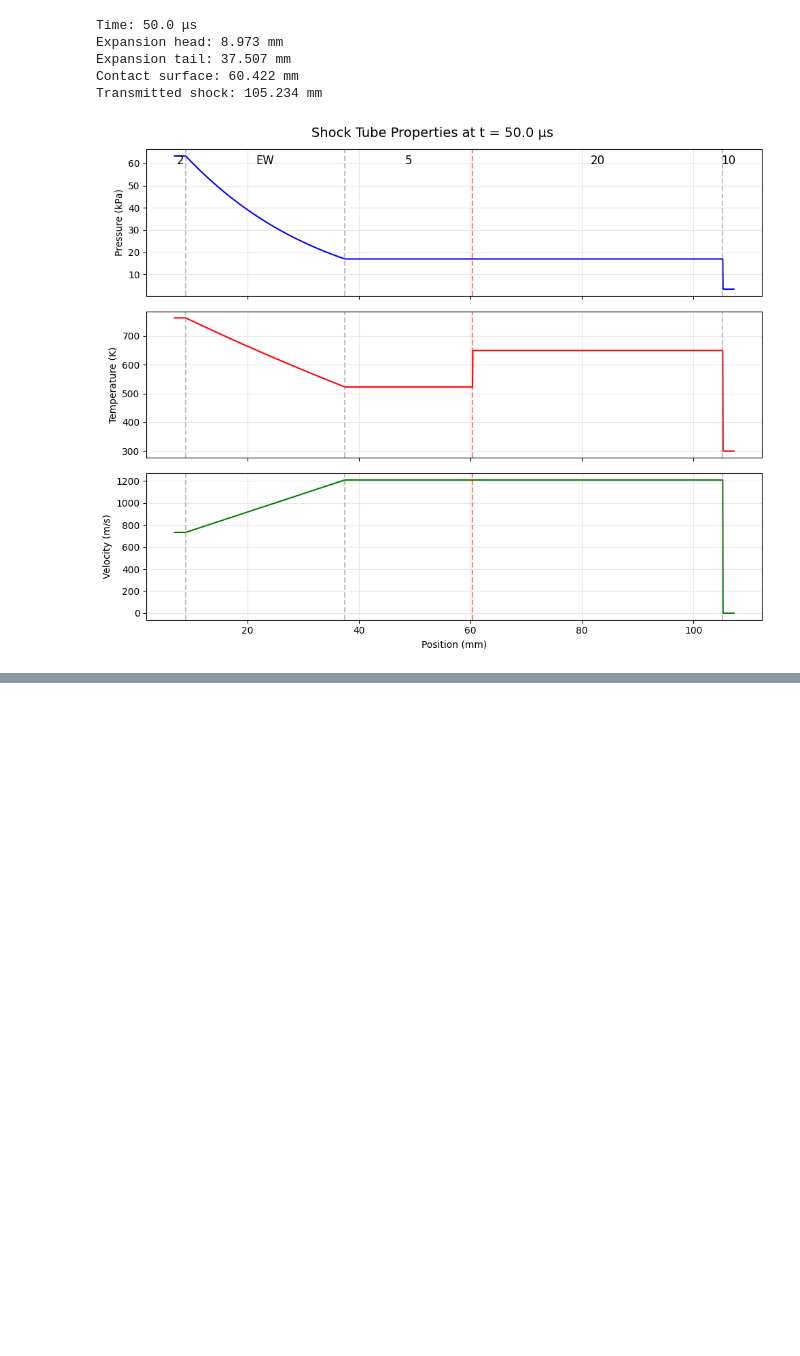
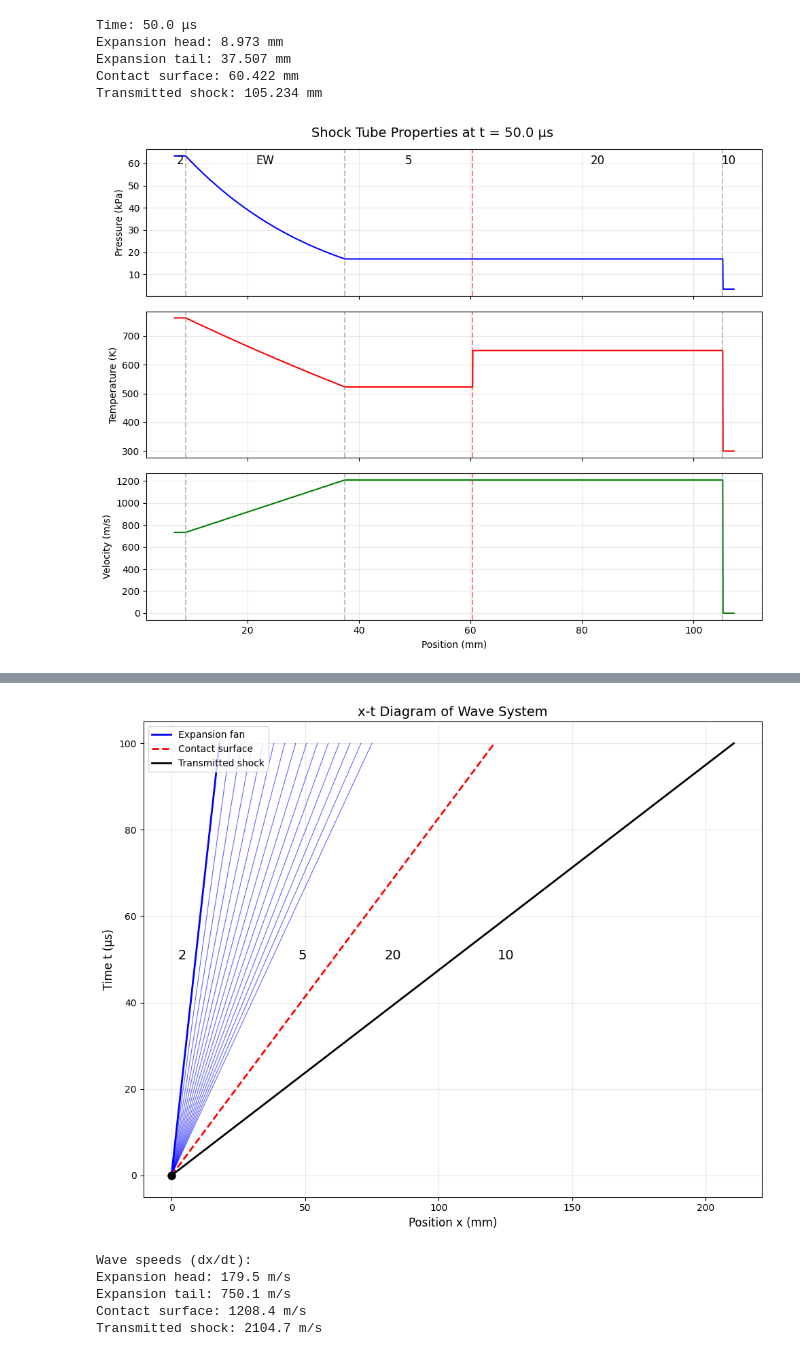
Before and after one commit to JayChen35/sugs, a Jupyter notebook: 520_comp_flow/hw_6.ipynb, the cells around one changed output, grey strips where cells are left out. Drawn from its saved outputs; the diff is of its cells as text; code cells hidden in the pictures; blank space fills up the shorter version.

```diff
--- a/520_comp_flow/hw_6.ipynb
+++ b/520_comp_flow/hw_6.ipynb
@@ -375,0 +393,75 @@ Transmitted shock: 105.234 mm
+# %%
+fig, ax = plt.subplots(figsize=(10, 8))
+t_max = 100e-6  # 100 microseconds
+t_plot = np.linspace(0, t_max, 100)
+
+# Calculate slopes (dx/dt) for each feature
+slope_head = u2_mag - a2_mag      # Expansion head (negative, goes left)
+slope_tail = u5_mag - a5_mag      # Expansion tail
+slope_CS = u5_mag                 # Contact surface
+slope_shock = W_T_mag             # Transmitted shock
+n_characteristics = 15
+a_values = np.linspace(a5_mag, a2_mag, n_characteristics)
+
+for a_val in a_values:
+    # Calculate u from Riemann invariant
+    u_val = u2_mag + (2 / (gamma - 1)) * (a2_mag - a_val)
+    slope = u_val - a_val
+    x_char = slope * t_plot
+    ax.plot(x_char * 1e3, t_plot * 1e6, 'b-', linewidth=0.8, alpha=0.6)
+
+# Highlight head and tail of expansion
+x_head = slope_head * t_plot
+x_tail = slope_tail * t_plot
+ax.plot(x_head * 1e3, t_plot * 1e6, 'b-', linewidth=2, label='Expansion fan')
+
+# Plot contact surface
+x_CS = slope_CS * t_plot
+ax.plot(x_CS * 1e3, t_plot * 1e6, 'r--', linewidth=2, label='Contact surface')
+
+# Plot transmitted shock
+x_shock = slope_shock * t_plot
+ax.plot(x_shock * 1e3, t_plot * 1e6, 'k-', linewidth=2, label='Transmitted shock')
+
+# Add region labels
+t_label = t_max * 0.5 * 1e6  # Vertical position for labels
+
+# Region 2: left of expansion head
+ax.text(slope_head * t_max * 0.5 * 1e3 - 5, t_label, '2', fontsize=14, ha='center')
+
+# Region 5: between expansion tail and contact surface
+x_mid_5 = (slope_tail + slope_CS) / 2 * t_max * 0.5 * 1e3
+ax.text(x_mid_5, t_label, '5', fontsize=14, ha='center')
+
+# Region 20: between contact surface and shock
+x_mid_20 = (slope_CS + slope_shock) / 2 * t_max * 0.5 * 1e3
+ax.text(x_mid_20, t_label, '20', fontsize=14, ha='center')
+
+# Region 10: right of shock
+ax.text(slope_shock * t_max * 0.5 * 1e3 + 20, t_label, '10', fontsize=14, ha='center')
+
+# Mark the origin
+ax.plot(0, 0, 'ko', markersize=8)
+
+# Labels and formatting
+ax.set_xlabel('Position x (mm)', fontsize=12)
+ax.set_ylabel('Time t (μs)', fontsize=12)
+ax.set_title('x-t Diagram of Wave System', fontsize=14)
+ax.legend(loc='upper left')
+ax.grid(True, alpha=0.3)
+
+plt.tight_layout()
+plt.show()
+
+print(f"Wave speeds (dx/dt):")
+print(f"Expansion head: {slope_head:.1f} m/s")
+print(f"Expansion tail: {slope_tail:.1f} m/s")
+print(f"Contact surface: {slope_CS:.1f} m/s")
+print(f"Transmitted shock: {slope_shock:.1f} m/s")
+# %% [output]
+[figure, added]
+Wave speeds (dx/dt):
+Expansion head: 179.5 m/s
+Expansion tail: 750.1 m/s
+Contact surface: 1208.4 m/s
+Transmitted shock: 2104.7 m/s
```
Also changed, not shown: parts of 3 cells of this notebook, 1 other file.
